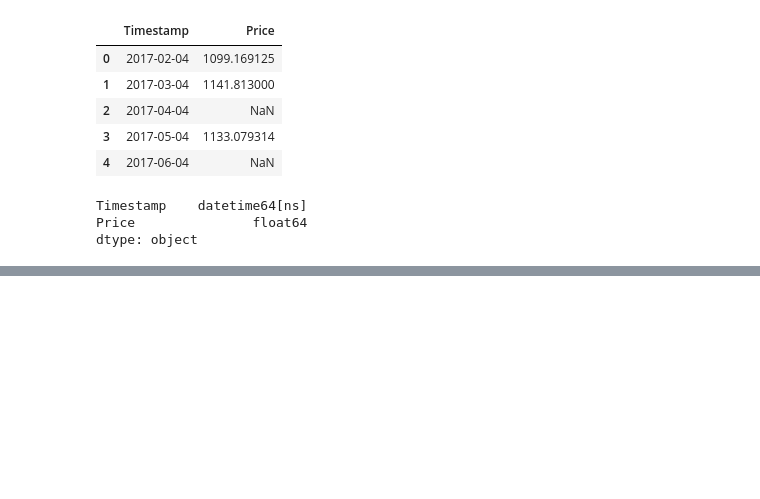
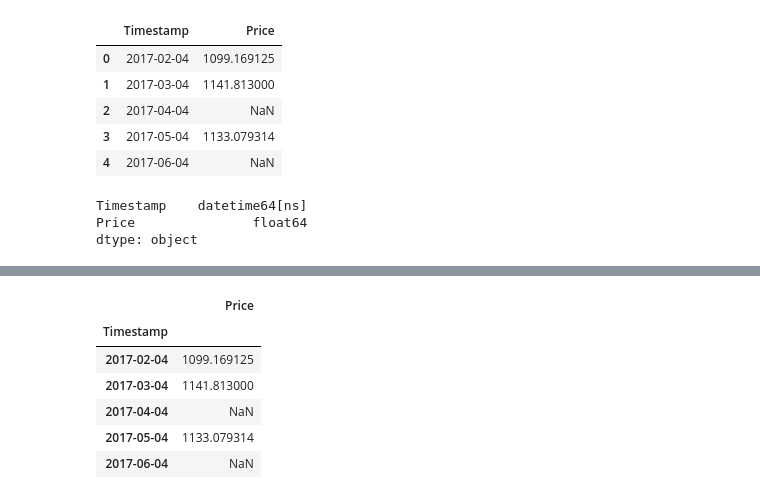
Before and after one commit to muhammadhananbaloch/Data-Analysis, a Jupyter notebook: Reading Data/Reading Data Introduction.ipynb, the cells around one changed output, grey strips where cells are left out. Drawn from its saved outputs; the diff is of its cells as text; code cells hidden in the pictures; blank space fills up the shorter version.

Commit message:
Add index using index_col parameter.

```diff
--- a/Reading Data/Reading Data Introduction.ipynb
+++ b/Reading Data/Reading Data Introduction.ipynb
@@ -352,0 +361,18 @@ dtype: object
+# %%
+df = pd.read_csv('btc-market-price.csv',
+                 header=None,
+                 na_values=['', '?', '-'],
+                 names=['Timestamp', 'Price'],
+                 dtype={'Price': 'float'},
+                 parse_dates=[0],
+                 index_col=[0])
+# %%
+df.head()
+# %% [output]
+|  | Price |
+| Timestamp |  |
+| 2017-02-04 | 1099.169125 |
+| 2017-03-04 | 1141.813000 |
+| 2017-04-04 | NaN |
+| 2017-05-04 | 1133.079314 |
+| 2017-06-04 | NaN |
```
Also changed, not shown: parts of 1 cell of this notebook.
